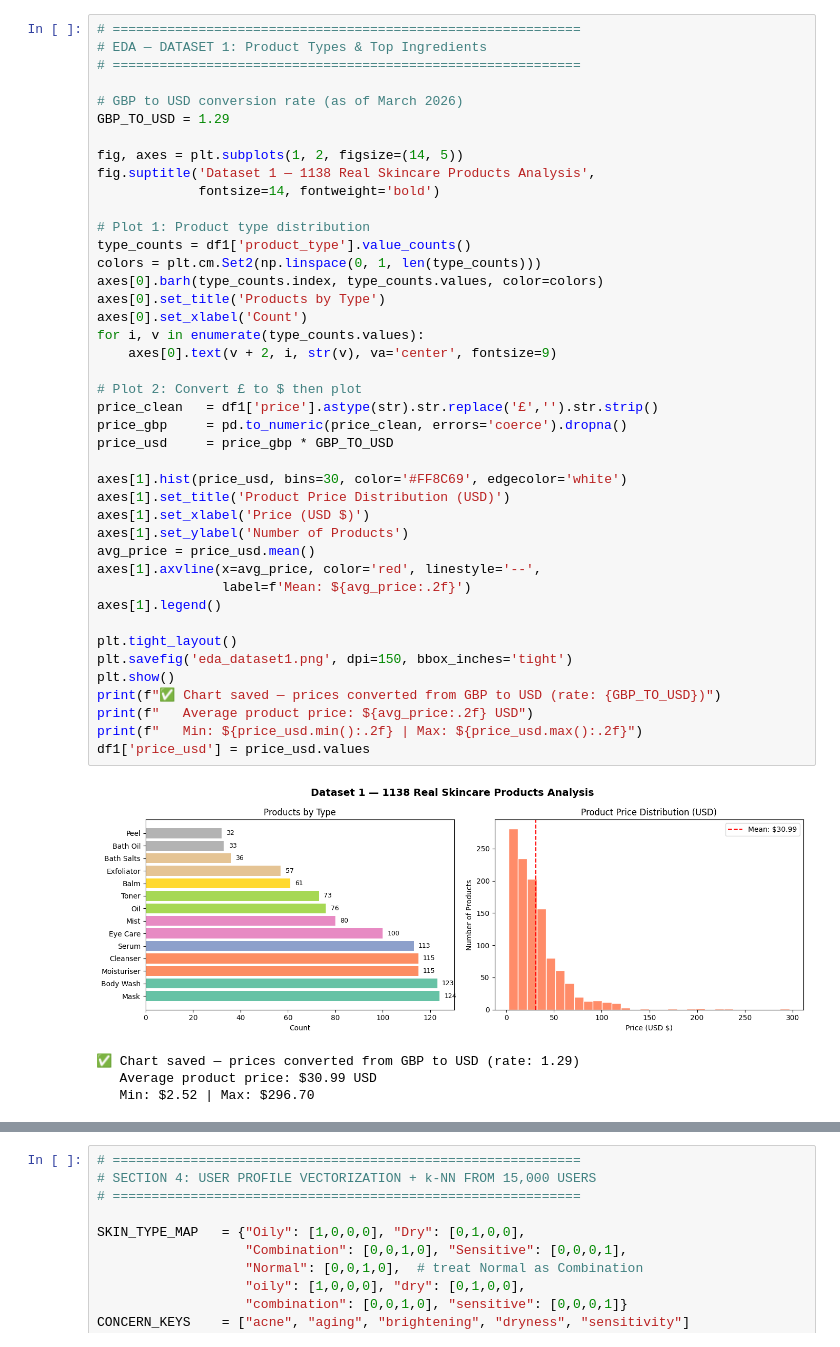
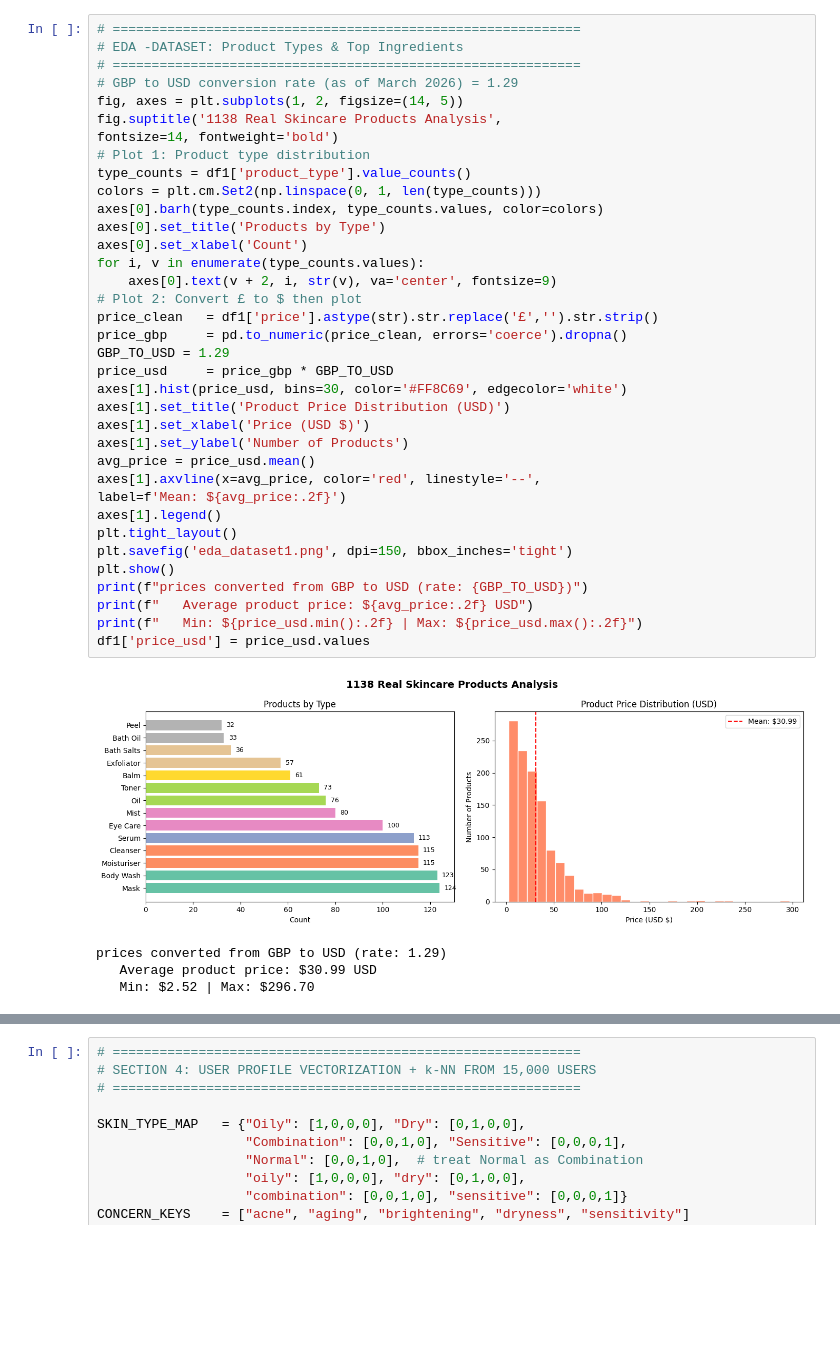
Before and after one commit to Wiinning/AI-final-project, a Jupyter notebook: skincare_ai.ipynb, the cells around one changed output, grey strips where cells are left out. Drawn from its saved outputs; the diff is of its cells as text; blank space fills up the shorter version.

```diff
--- a/skincare_ai.ipynb
+++ b/skincare_ai.ipynb
@@ -167,49 +181,43 @@ display(df1.head(5))
 | 4 | CeraVe Moisturising Cream 454g | https://www.lookfantastic.com/cer... | Moisturiser | ['glycerin', 'cetearyl alcohol', ... | £16.00 |
 # %%
 # ============================================================
-# EDA — DATASET 1: Product Types & Top Ingredients
+# EDA -DATASET: Product Types & Top Ingredients
 # ============================================================
-
-# GBP to USD conversion rate (as of March 2026)
-GBP_TO_USD = 1.29
-
+# GBP to USD conversion rate (as of March 2026) = 1.29
 fig, axes = plt.subplots(1, 2, figsize=(14, 5))
-fig.suptitle('Dataset 1 — 1138 Real Skincare Products Analysis',
-             fontsize=14, fontweight='bold')
-
+fig.suptitle('1138 Real Skincare Products Analysis',
+fontsize=14, fontweight='bold')
 # Plot 1: Product type distribution
 type_counts = df1['product_type'].value_counts()
 colors = plt.cm.Set2(np.linspace(0, 1, len(type_counts)))
 axes[0].barh(type_counts.index, type_counts.values, color=colors)
 axes[0].set_title('Products by Type')
 axes[0].set_xlabel('Count')
 for i, v in enumerate(type_counts.values):
     axes[0].text(v + 2, i, str(v), va='center', fontsize=9)
-
 # Plot 2: Convert £ to $ then plot
 price_clean   = df1['price'].astype(str).str.replace('£','').str.strip()
 price_gbp     = pd.to_numeric(price_clean, errors='coerce').dropna()
+GBP_TO_USD = 1.29
 price_usd     = price_gbp * GBP_TO_USD
-
 axes[1].hist(price_usd, bins=30, color='#FF8C69', edgecolor='white')
 axes[1].set_title('Product Price Distribution (USD)')
 axes[1].set_xlabel('Price (USD $)')
 axes[1].set_ylabel('Number of Products')
 avg_price = price_usd.mean()
 axes[1].axvline(x=avg_price, color='red', linestyle='--',
-                label=f'Mean: ${avg_price:.2f}')
+label=f'Mean: ${avg_price:.2f}')
 axes[1].legend()
-
 plt.tight_layout()
 plt.savefig('eda_dataset1.png', dpi=150, bbox_inches='tight')
 plt.show()
-print(f"✅ Chart saved — prices converted from GBP to USD (rate: {GBP_TO_USD})")
+print(f"prices converted from GBP to USD (rate: {GBP_TO_USD})")
 print(f"   Average product price: ${avg_price:.2f} USD")
 print(f"   Min: ${price_usd.min():.2f} | Max: ${price_usd.max():.2f}")
 df1['price_usd'] = price_usd.values
 # %% [output]
-[figure, old version]
+[figure, new version]
-✅ Chart saved — prices converted from GBP to USD (rate: 1.29)
+prices converted from GBP to USD (rate: 1.29)
    Average product price: $30.99 USD
    Min: $2.52 | Max: $296.70
 # %%
```
Also changed, not shown: parts of 10 cells of this notebook, 6 other files.
